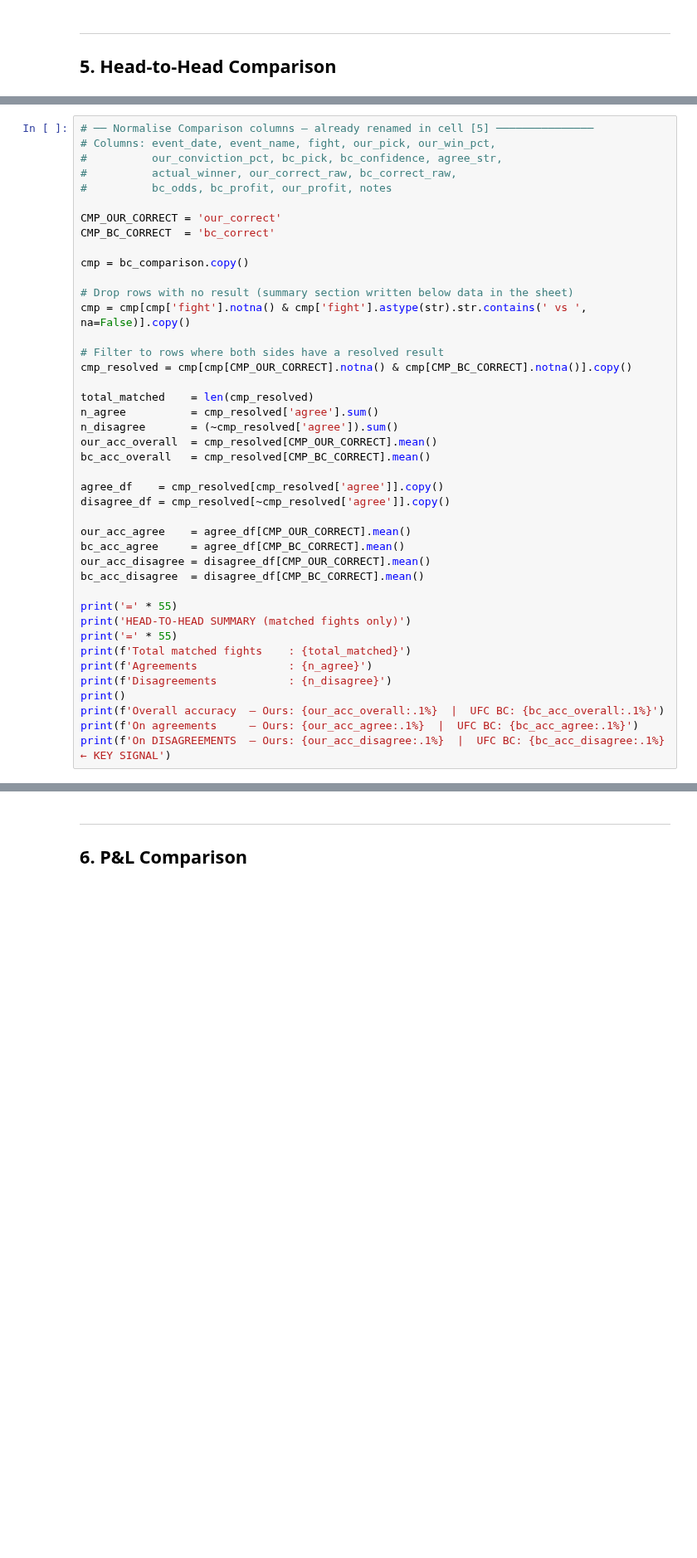
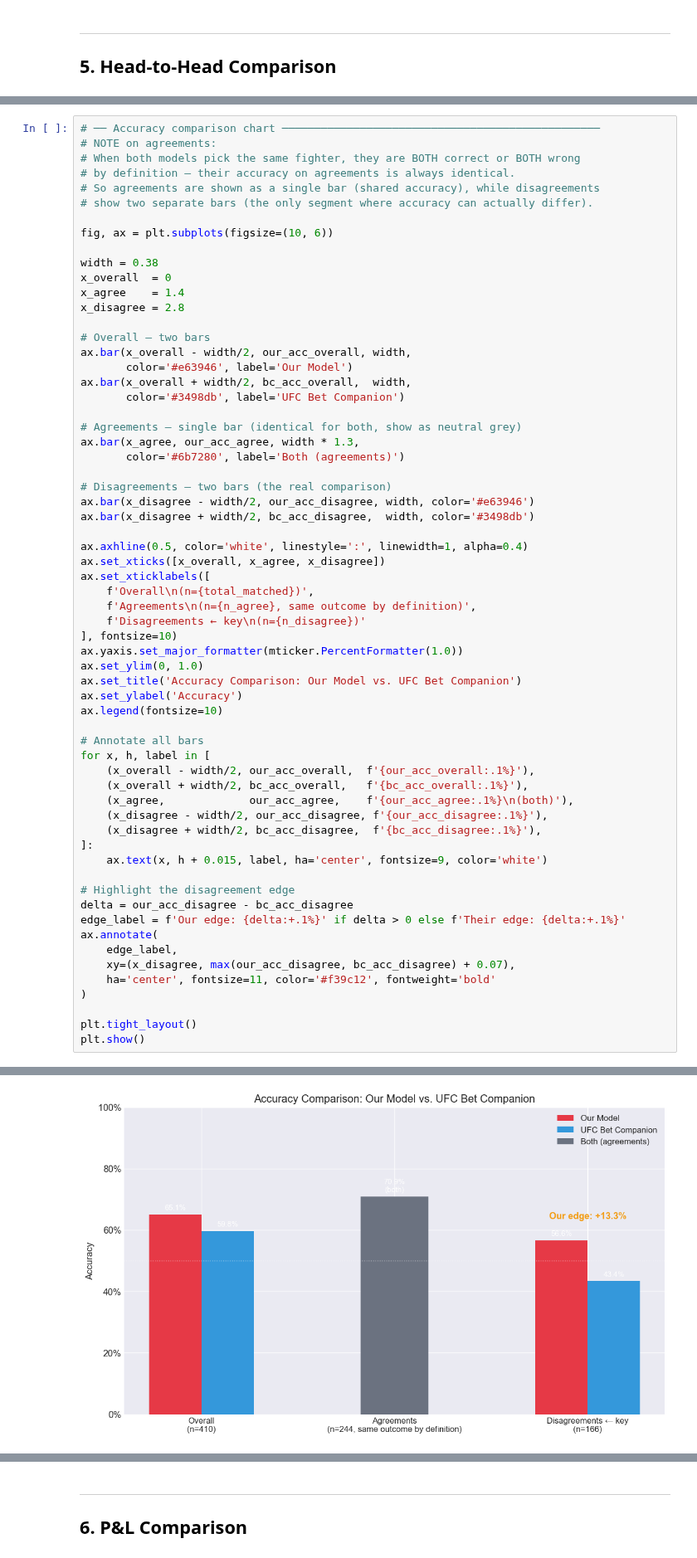
Before and after one commit to kibbbles/ufc_analytics_platform, a Jupyter notebook: backend/eda/ufc_model_comparison.ipynb, the cells around one changed output, grey strips where cells are left out. Shown at 83% size. Drawn from its saved outputs; the diff is of its cells as text; blank space fills up the shorter version.

```diff
--- a/backend/eda/ufc_model_comparison.ipynb
+++ b/backend/eda/ufc_model_comparison.ipynb
@@ -590,43 +622,64 @@ Total matched fights: 544
 # %%
-# ── Normalise Comparison columns — already renamed in cell [5] ───────────────
-# Columns: event_date, event_name, fight, our_pick, our_win_pct,
-#          our_conviction_pct, bc_pick, bc_confidence, agree_str,
-#          actual_winner, our_correct_raw, bc_correct_raw,
-#          bc_odds, bc_profit, our_profit, notes
+# ── Accuracy comparison chart ─────────────────────────────────────────────────
+# NOTE on agreements:
+# When both models pick the same fighter, they are BOTH correct or BOTH wrong
+# by definition — their accuracy on agreements is always identical.
+# So agreements are shown as a single bar (shared accuracy), while disagreements
+# show two separate bars (the only segment where accuracy can actually differ).
 
-CMP_OUR_CORRECT = 'our_correct'
-CMP_BC_CORRECT  = 'bc_correct'
+fig, ax = plt.subplots(figsize=(10, 6))
 
-cmp = bc_comparison.copy()
+width = 0.38
+x_overall  = 0
+x_agree    = 1.4
+x_disagree = 2.8
 
-# Drop rows with no result (summary section written below data in the sheet)
-cmp = cmp[cmp['fight'].notna() & cmp['fight'].astype(str).str.contains(' vs ', na=False)].copy()
+# Overall — two bars
+ax.bar(x_overall - width/2, our_acc_overall, width,
+       color='#e63946', label='Our Model')
+ax.bar(x_overall + width/2, bc_acc_overall,  width,
+       color='#3498db', label='UFC Bet Companion')
 
-# Filter to rows where both sides have a resolved result
-cmp_resolved = cmp[cmp[CMP_OUR_CORRECT].notna() & cmp[CMP_BC_CORRECT].notna()].copy()
+# Agreements — single bar (identical for both, show as neutral grey)
+ax.bar(x_agree, our_acc_agree, width * 1.3,
+       color='#6b7280', label='Both (agreements)')
 
-total_matched    = len(cmp_resolved)
-n_agree          = cmp_resolved['agree'].sum()
-n_disagree       = (~cmp_resolved['agree']).sum()
-our_acc_overall  = cmp_resolved[CMP_OUR_CORRECT].mean()
-bc_acc_overall   = cmp_resolved[CMP_BC_CORRECT].mean()
+# Disagreements — two bars (the real comparison)
+ax.bar(x_disagree - width/2, our_acc_disagree, width, color='#e63946')
+ax.bar(x_disagree + width/2, bc_acc_disagree,  width, color='#3498db')
 
-agree_df    = cmp_resolved[cmp_resolved['agree']].copy()
-disagree_df = cmp_resolved[~cmp_resolved['agree']].copy()
+ax.axhline(0.5, color='white', linestyle=':', linewidth=1, alpha=0.4)
+ax.set_xticks([x_overall, x_agree, x_disagree])
+ax.set_xticklabels([
+    f'Overall\n(n={total_matched})',
+    f'Agreements\n(n={n_agree}, same outcome by definition)',
+    f'Disagreements ← key\n(n={n_disagree})'
+], fontsize=10)
+ax.yaxis.set_major_formatter(mticker.PercentFormatter(1.0))
+ax.set_ylim(0, 1.0)
+ax.set_title('Accuracy Comparison: Our Model vs. UFC Bet Companion')
+ax.set_ylabel('Accuracy')
+ax.legend(fontsize=10)
 
-our_acc_agree    = agree_df[CMP_OUR_CORRECT].mean()
-bc_acc_agree     = agree_df[CMP_BC_CORRECT].mean()
-our_acc_disagree = disagree_df[CMP_OUR_CORRECT].mean()
-bc_acc_disagree  = disagree_df[CMP_BC_CORRECT].mean()
+# Annotate all bars
+for x, h, label in [
+    (x_overall - width/2, our_acc_overall,  f'{our_acc_overall:.1%}'),
+    (x_overall + width/2, bc_acc_overall,   f'{bc_acc_overall:.1%}'),
+    (x_agree,             our_acc_agree,    f'{our_acc_agree:.1%}\n(both)'),
+    (x_disagree - width/2, our_acc_disagree, f'{our_acc_disagree:.1%}'),
+    (x_disagree + width/2, bc_acc_disagree,  f'{bc_acc_disagree:.1%}'),
+]:
+    ax.text(x, h + 0.015, label, ha='center', fontsize=9, color='white')
 
-print('=' * 55)
-print('HEAD-TO-HEAD SUMMARY (matched fights only)')
-print('=' * 55)
-print(f'Total matched fights    : {total_matched}')
-print(f'Agreements              : {n_agree}')
-print(f'Disagreements           : {n_disagree}')
-print()
-print(f'Overall accuracy  — Ours: {our_acc_overall:.1%}  |  UFC BC: {bc_acc_overall:.1%}')
-print(f'On agreements     — Ours: {our_acc_agree:.1%}  |  UFC BC: {bc_acc_agree:.1%}')
-print(f'On DISAGREEMENTS  — Ours: {our_acc_disagree:.1%}  |  UFC BC: {bc_acc_disagree:.1%}  ← KEY SIGNAL')
+# Highlight the disagreement edge
+delta = our_acc_disagree - bc_acc_disagree
+edge_label = f'Our edge: {delta:+.1%}' if delta > 0 else f'Their edge: {delta:+.1%}'
+ax.annotate(
+    edge_label,
+    xy=(x_disagree, max(our_acc_disagree, bc_acc_disagree) + 0.07),
+    ha='center', fontsize=11, color='#f39c12', fontweight='bold'
+)
+
+plt.tight_layout()
+plt.show()
 # %% [output]
@@ -643,3 +686,4 @@ On DISAGREEMENTS  — Ours: 56.6%  |  UFC BC: 43.4%  ← KEY SIGNAL
+[figure, added]
 # %%
 # ── Grouped bar chart: accuracy across segments ───────────────────────────────
 segments  = ['Overall', 'Agreements', 'Disagreements']
```
Also changed, not shown: parts of 3 cells of this notebook.
